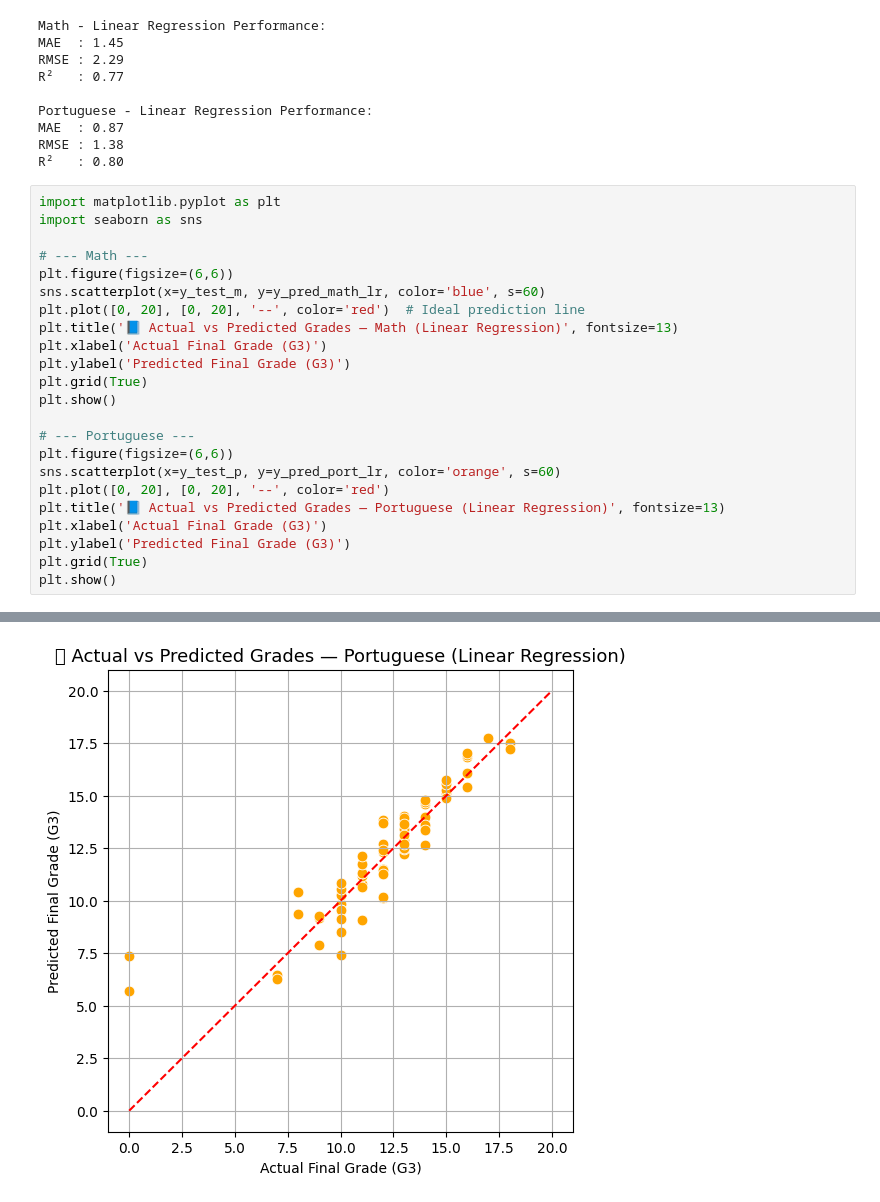
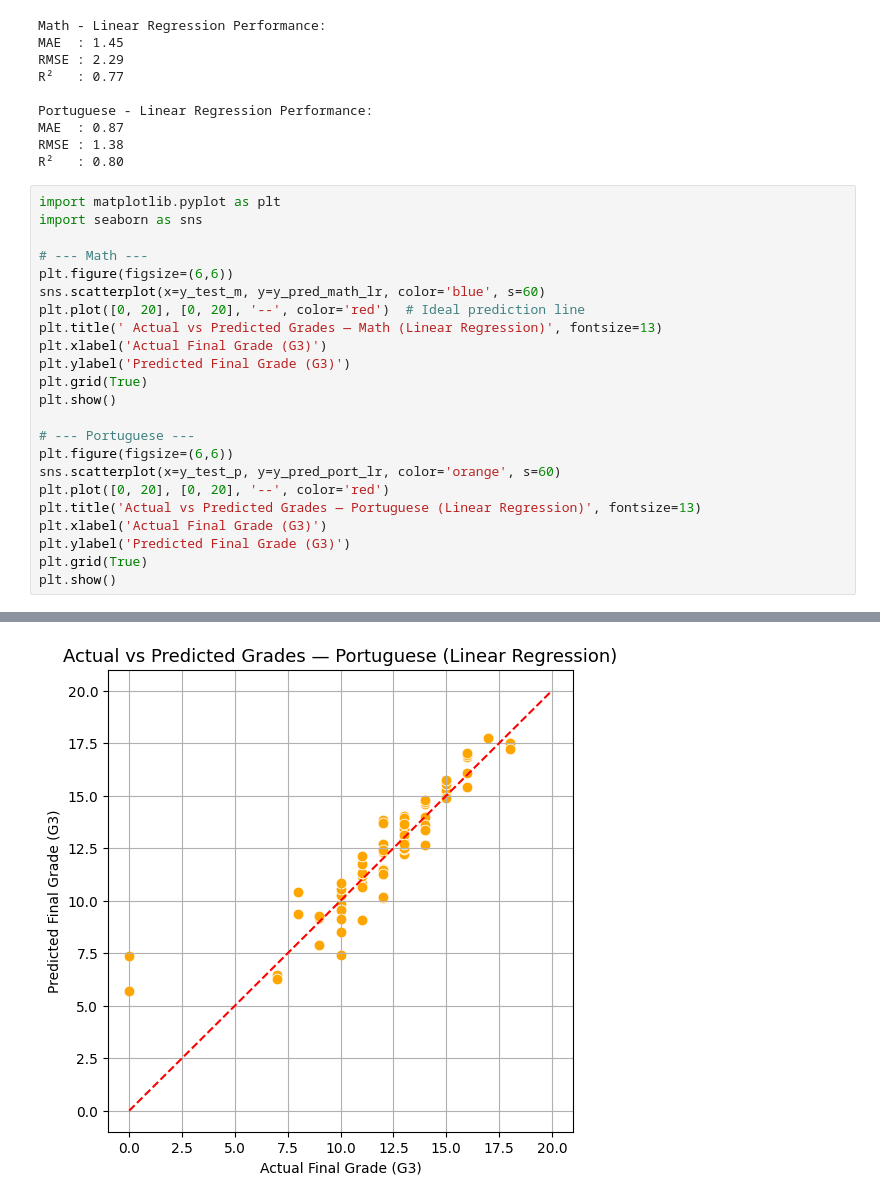
Before and after one commit to deepthimalugu/project-ds, a Jupyter notebook: pro2 (4).ipynb, the cells around one changed output, grey strips where cells are left out. Saved outputs shown, nothing was run; the diff lists cells and outputs as text.

```diff
--- a/pro2 (4).ipynb
+++ b/pro2 (4).ipynb
@@ -565,7 +565,7 @@ import seaborn as sns
 plt.figure(figsize=(6,6))
 sns.scatterplot(x=y_test_m, y=y_pred_math_lr, color='blue', s=60)
 plt.plot([0, 20], [0, 20], '--', color='red')  # Ideal prediction line
-plt.title('📘 Actual vs Predicted Grades — Math (Linear Regression)', fontsize=13)
+plt.title(' Actual vs Predicted Grades — Math (Linear Regression)', fontsize=13)
 plt.xlabel('Actual Final Grade (G3)')
 plt.ylabel('Predicted Final Grade (G3)')
 plt.grid(True)
@@ -575,7 +575,7 @@ plt.show()
 plt.figure(figsize=(6,6))
 sns.scatterplot(x=y_test_p, y=y_pred_port_lr, color='orange', s=60)
 plt.plot([0, 20], [0, 20], '--', color='red')
-plt.title('📘 Actual vs Predicted Grades — Portuguese (Linear Regression)', fontsize=13)
+plt.title('Actual vs Predicted Grades — Portuguese (Linear Regression)', fontsize=13)
 plt.xlabel('Actual Final Grade (G3)')
 plt.ylabel('Predicted Final Grade (G3)')
 plt.grid(True)
@@ -585 +585 @@ plt.show()
-[figure, old version]
+[figure, new version]
```
Also changed, not shown: parts of 2 cells of this notebook.
